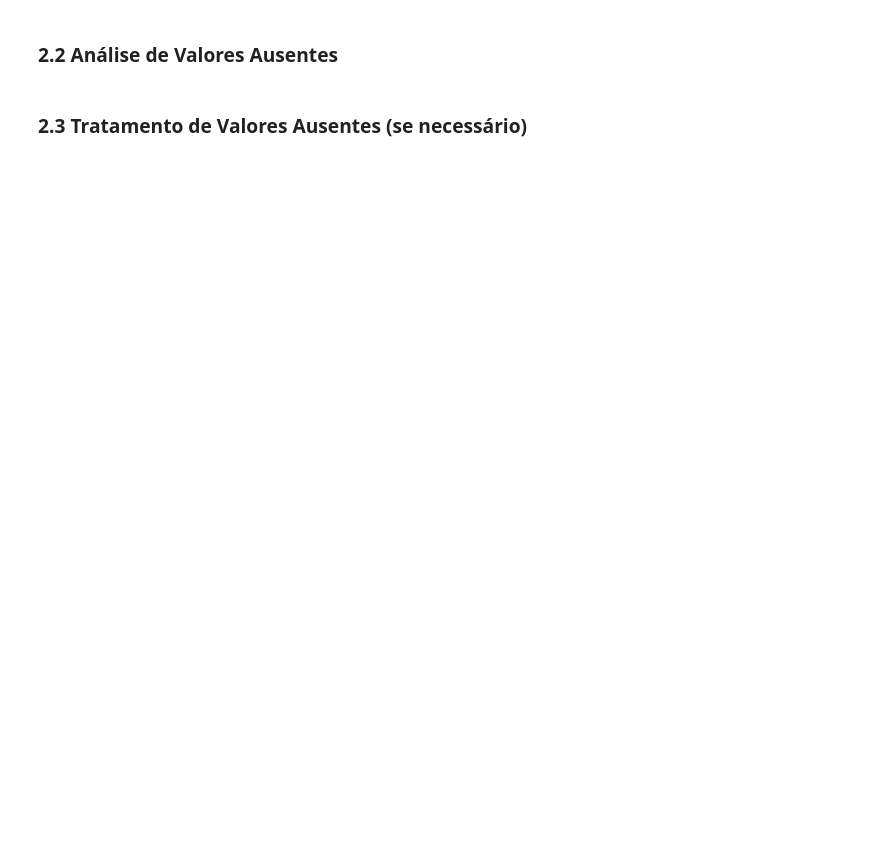
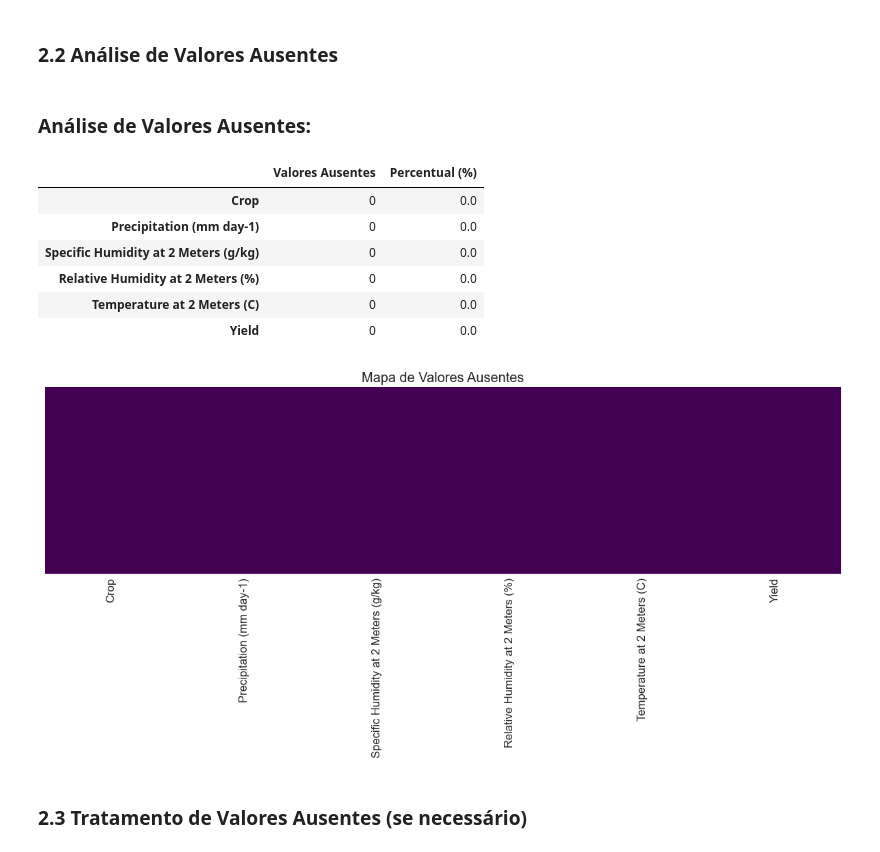
Before and after one commit to FIAP-IA2024/farm-tech-solutions-v5, a Jupyter notebook: notebooks/crop_yield_analysis.ipynb, the cells around one changed output. Saved outputs shown, nothing was run; the diff lists cells and outputs as text; code cells hidden in the pictures; blank space fills up the shorter version.

Commit message:
Atualização de análise de rendimento de culturas - arquivo ipynb

```diff
--- a/notebooks/crop_yield_analysis.ipynb
+++ b/notebooks/crop_yield_analysis.ipynb
@@ -99,46 +151,46 @@ display_dataset_info(df)
 # %%
 def analyze_missing_values(df):
     """
     Analisa valores ausentes no DataFrame.
-
-    Args:
-        df (pandas.DataFrame): DataFrame a ser analisado
     """
     display(Markdown("### Análise de Valores Ausentes:"))
-
-    # Contagem de valores ausentes por coluna
     missing_values = df.isnull().sum()
     missing_percent = (missing_values / len(df)) * 100
-
     missing_df = pd.DataFrame({
         'Valores Ausentes': missing_values,
         'Percentual (%)': missing_percent
     })
-
     display(missing_df)
 
-    # Visualizar valores ausentes
     plt.figure(figsize=(12, 6))
     sns.heatmap(df.isnull(), cbar=False, yticklabels=False, cmap='viridis')
     plt.title('Mapa de Valores Ausentes')
     plt.tight_layout()
     plt.savefig(os.path.join(IMAGES_DIR, 'missing_values_heatmap.png'))
     plt.show()
 
-    # Se existirem valores ausentes, sugerir estratégias de tratamento
     if missing_values.sum() > 0:
         display(Markdown("### Estratégias de Tratamento de Valores Ausentes:"))
-        for col in df.columns[missing_values > 0]:
+        for col in df.columns[missing_values>0]:
             print(f"\nColuna: {col} - {missing_percent[col]:.2f}% ausentes")
-            if missing_percent[col] < 5:
-                print("  Recomendação: Remover linhas ou imputar com média/mediana")
-            elif missing_percent[col] < 30:
-                print("  Recomendação: Imputar valores usando técnicas avançadas (KNN, modelos preditivos)")
+            if missing_percent[col]<5:
+                print("  Recomendação: Remover linhas ou imputar média/mediana")
+            elif missing_percent[col]<30:
+                print("  Recomendação: Imputar usando técnicas mais avançadas")
             else:
-                print("  Recomendação: Considerar remover a coluna ou investigar a causa dos valores ausentes")
+                print("  Recomendação: Considerar remover a coluna ou investigar causa.")
 
-# Analisar valores ausentes
 analyze_missing_values(df)
+# %% [output]
+### Análise de Valores Ausentes:
+|  | Valores Ausentes | Percentual (%) |
+| Crop | 0 | 0.0 |
+| Precipitation (mm day-1) | 0 | 0.0 |
+| Specific Humidity at 2 Meters (g/kg) | 0 | 0.0 |
+| Relative Humidity at 2 Meters (%) | 0 | 0.0 |
+| Temperature at 2 Meters (C) | 0 | 0.0 |
+| Yield | 0 | 0.0 |
+[figure, added]
 # %% [markdown]
 ### 2.3 Tratamento de Valores Ausentes (se necessário)
 # %%
```
Also changed, not shown: parts of 43 cells of this notebook.
